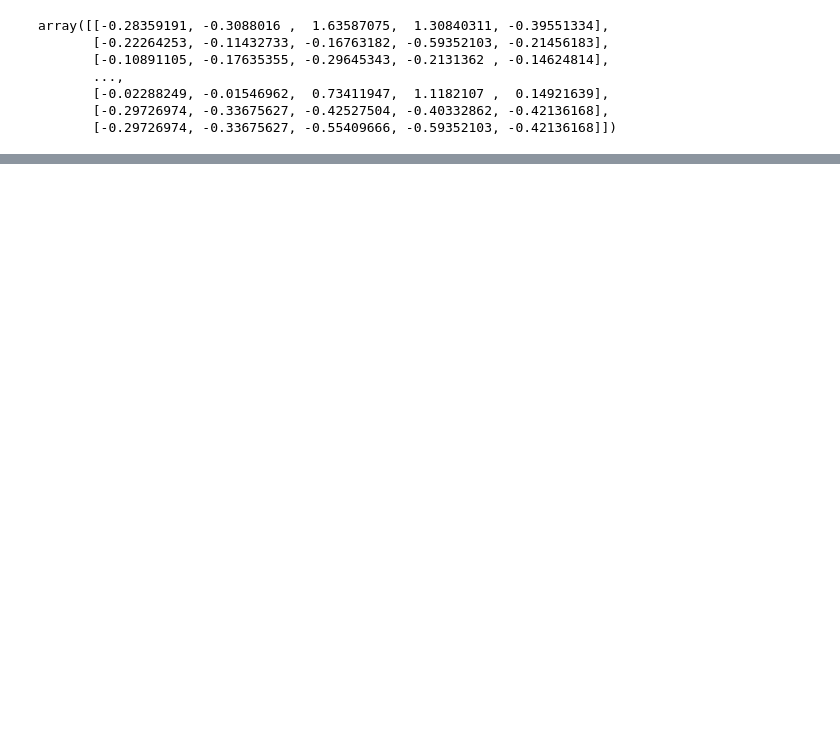
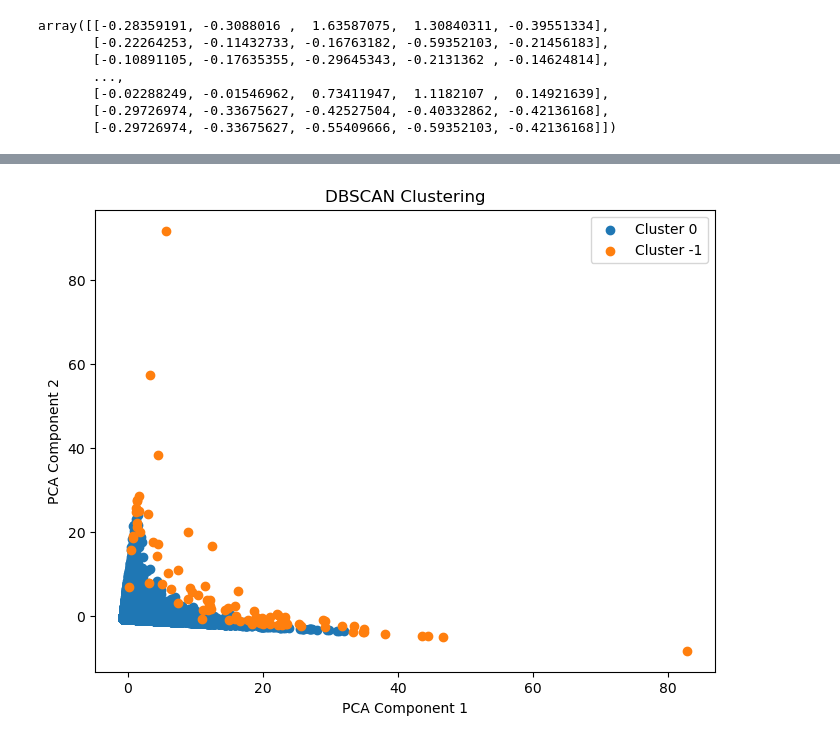
Before and after one commit to do3-173/ADM_HW4, a Jupyter notebook: bonus_question.ipynb, the cells around one changed output, grey strips where cells are left out. Cells and saved outputs as stored; diff of their text form; code cells hidden in the pictures; blank space fills up the shorter version.

```diff
--- a/bonus_question.ipynb
+++ b/bonus_question.ipynb
@@ -175,0 +204,4 @@ plt.show()
+# %%
+plot_clusters()
+# %% [output]
+[figure, added]
```
Also changed, not shown: parts of 20 cells of this notebook.
